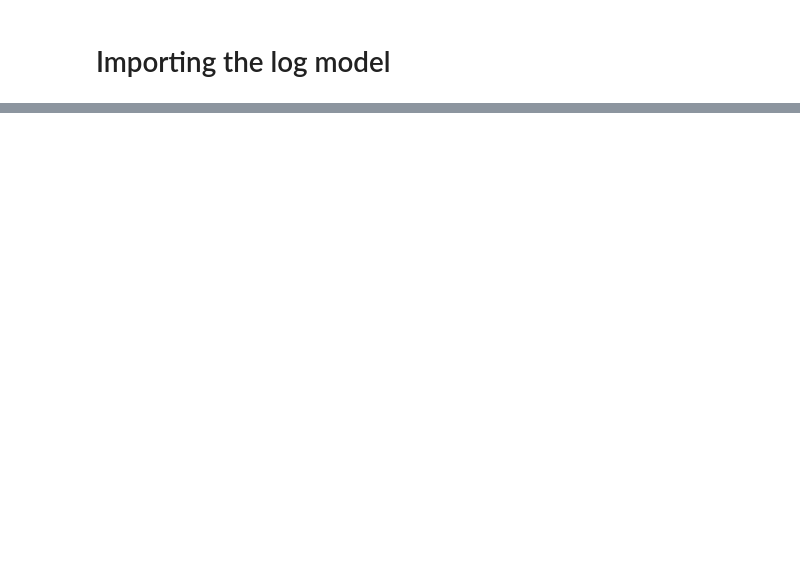
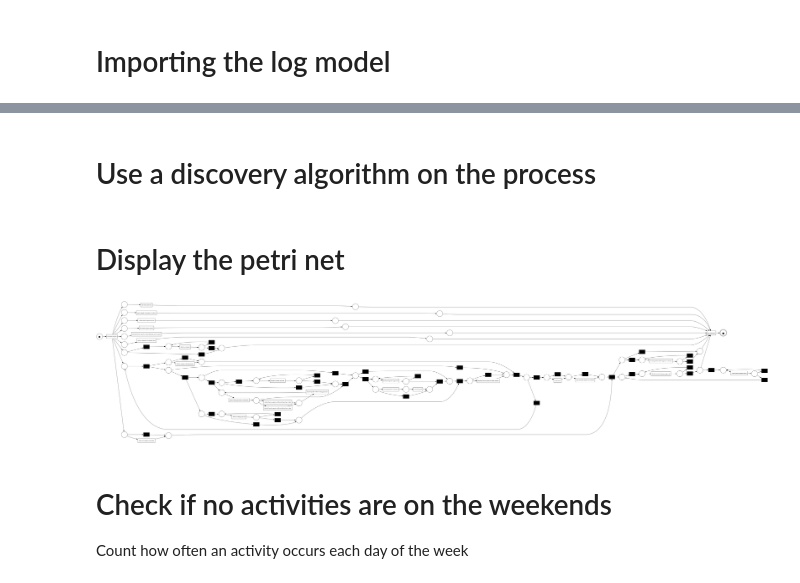
Before and after one commit to Olive305/PM-Code, a Jupyter notebook: pm4py_notebook.ipynb, the cells around one changed output, grey strips where cells are left out. Drawn from its saved outputs; the diff is of its cells as text; code cells hidden in the pictures; blank space fills up the shorter version.

```diff
--- a/pm4py_notebook.ipynb
+++ b/pm4py_notebook.ipynb
@@ -4,7 +4,6 @@
 import pandas as pd
 import numpy as np
 import pm4py
-from pm4py.objects.log.obj import EventLog,Event,Trace # under the hood objects within pm4py, subject to change
 from pm4py import convert_to_event_log
 
 # Load the CSV file into a pandas dataframe
@@ -12,6 +11,8 @@ df = pd.read_csv('Mobis_WS2425.csv', sep=';')
 
 df["time:timestamp"] = pd.to_datetime(df["time:timestamp"])
 
+# Ensure the case ID column is of type string
+df["case:concept:name"] = df["case:concept:name"].astype(str)
 
 print(df.head())
 
@@ -41,0 +42,18 @@ Exception: the specified case ID column is not contained in the dataframe. Avail
+# %% [markdown]
+# Use a discovery algorithm on the process
+# %%
+from pm4py import discover_petri_net_inductive as inductive_miner
+
+net, initial_marking, final_marking = inductive_miner(event_log)
+# %% [markdown]
+# Display the petri net
+# %%
+from pm4py.visualization.petri_net import visualizer as visualizer
+
+gviz = visualizer.apply(net, initial_marking, final_marking)
+visualizer.view(gviz)
+# %% [output]
+[figure, added]
+# %% [markdown]
+# Check if no activities are on the weekends
+Count how often an activity occurs each day of the week
```
Also changed, not shown: parts of 4 cells of this notebook.
